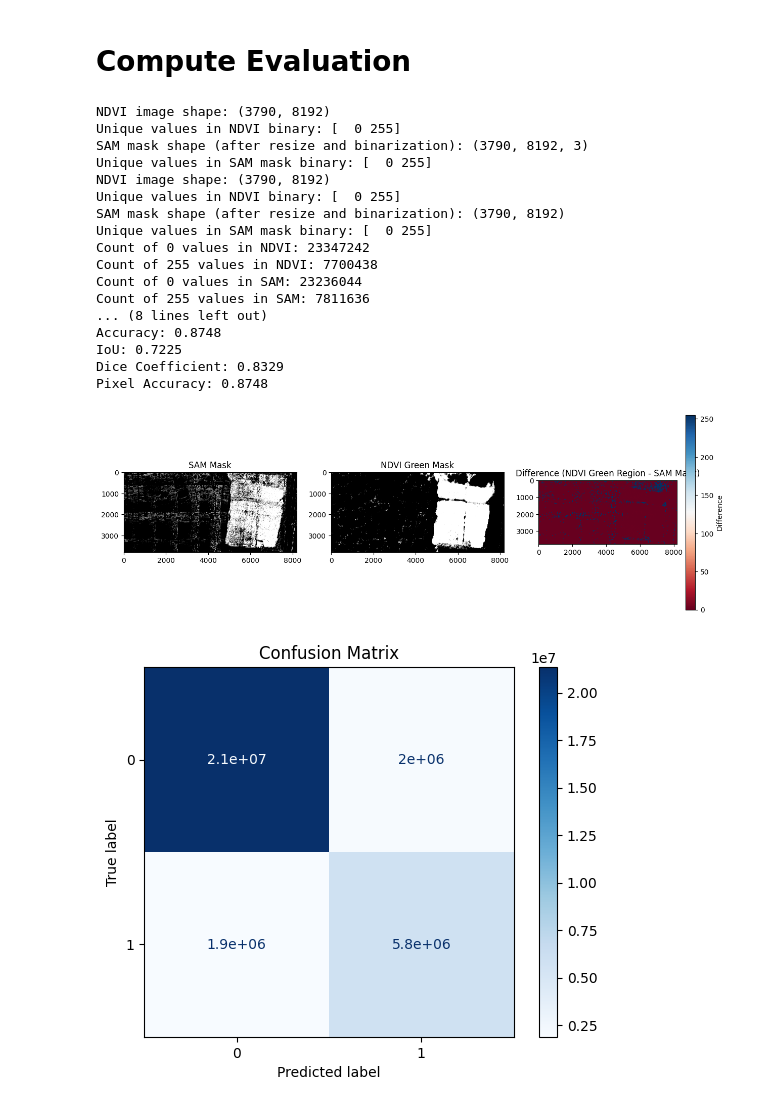
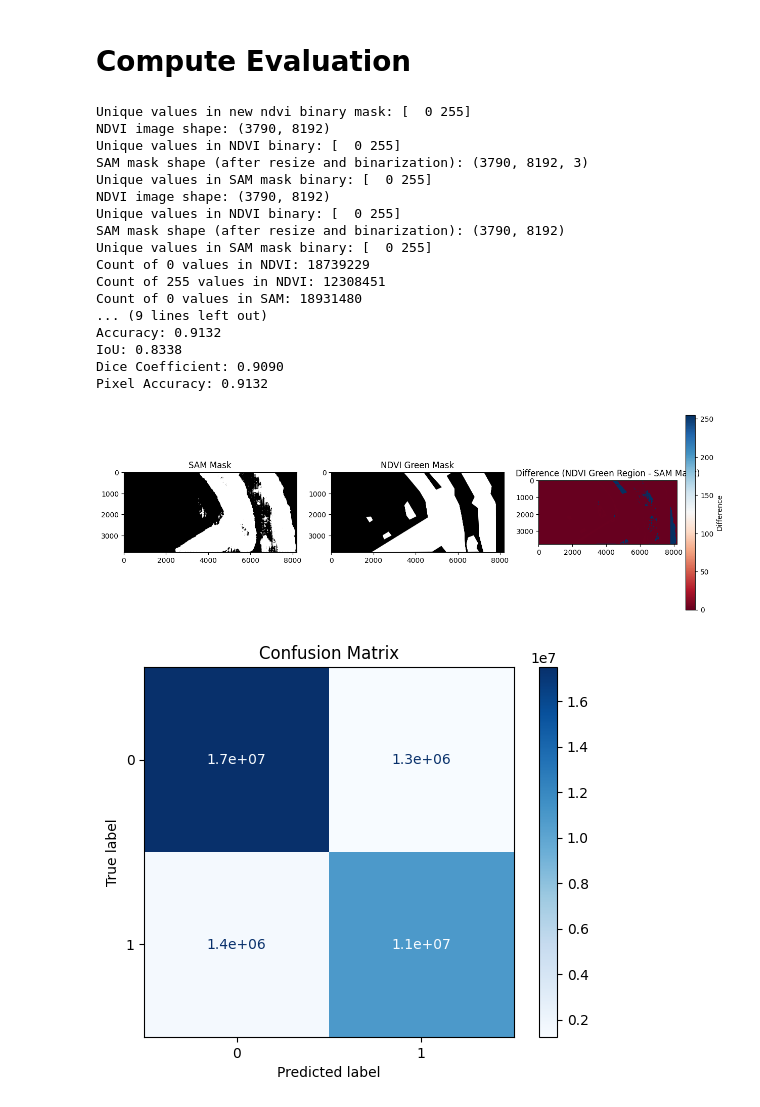
Before and after one commit to Faareh-Ahmed/Segment-Green-Spaces, a Jupyter notebook: Evaluation_Metrics.ipynb, the cells around one changed output. Saved outputs shown, nothing was run; the diff lists cells and outputs as text; code cells hidden in the pictures.

Commit message:
for outside masks

```diff
--- a/Evaluation_Metrics.ipynb
+++ b/Evaluation_Metrics.ipynb
@@ -553,8 +553,8 @@ from PIL import Image
 import matplotlib.pyplot as plt
 
 # Load SAM mask image (original image with colorized SAM mask)
-sam_mask_image_path = '/content/SAM_difference_result.png'  # Path to SAM mask image
-ndvi_image_path = '/content/NDVI_difference_result.png'  # Path to NDVI image
+sam_mask_image_path = '/content/sample_data/107Mask.png'  # Path to SAM mask image
+ndvi_image_path = '/content/sample_data/107GroundTruth.jpg'  # Path to NDVI image
 
 # Load the images using PIL
 sam_mask_image = Image.open(sam_mask_image_path).convert("RGB")  # Convert to RGB
@@ -563,6 +563,27 @@ ndvi_image = Image.open(ndvi_image_path).convert("L")  # Convert to grayscale fo
 # Convert to numpy arrays for processing
 sam_mask_image_array = np.array(sam_mask_image)
 ndvi_image_array = np.array(ndvi_image)
+
+# Ensure the array has the correct data type
+# ************************************************
+#  FOR OUTSIDE GROUND TRUTH MASKS
+if ndvi_image_array.dtype != np.uint8:
+    ndvi_image_array = ndvi_image_array.astype(np.uint8)
+
+# Define a threshold value (1 is correct for binary mapping)
+threshold = 1
+
+# Apply thresholding to binarize the array (0 or 255)
+ndvi_image_array = np.where(ndvi_image_array > threshold, 255, 0).astype(np.uint8)
+
+# Save the binary mask as an image
+binary_mask_image = Image.fromarray(ndvi_image_array)
+binary_mask_image.save('/content/sample_data/107GroundTruth_binary.jpg')
+
+# Check the unique values in the processed mask
+print("Unique values in new ndvi binary mask:", np.unique(ndvi_image_array))
+# ************************************************
+
 
 print("NDVI image shape:", ndvi_image_array.shape)
 print("Unique values in NDVI binary:", np.unique(ndvi_image_array))
@@ -655,41 +676,41 @@ plt.figure(figsize=(15, 5))
 
 # Plot the SAM Mask
 plt.subplot(1, 3, 1)
 plt.title("SAM Mask")
 plt.imshow(sam_mask_gray, cmap='gray')
 
 # Plot the NDVI Green Mask (you can use `colorized_image` for visualization)
 plt.subplot(1, 3, 2)
 plt.title("NDVI Green Mask")
 plt.imshow(ndvi_image_binary_normalized, cmap='gray')
 
 # Plot the difference
 plt.subplot(1, 3, 3)
 difference = ndvi_image_binary_normalized - sam_mask_binary_normalized
 plt.title("Difference (NDVI Green Region - SAM Mask)")
 plt.imshow(difference, cmap='RdBu', interpolation='none')
 plt.colorbar(label='Difference')
 plt.show()
 
 # Confusion matrix
 plot_confusion_matrix(sam_mask_binary_normalized, ndvi_image_binary_normalized)
 # %% [output]
+Unique values in new ndvi binary mask: [  0 255]
 NDVI image shape: (3790, 8192)
 Unique values in NDVI binary: [  0 255]
 SAM mask shape (after resize and binarization): (3790, 8192, 3)
 Unique values in SAM mask binary: [  0 255]
 NDVI image shape: (3790, 8192)
 Unique values in NDVI binary: [  0 255]
 SAM mask shape (after resize and binarization): (3790, 8192)
 Unique values in SAM mask binary: [  0 255]
-Count of 0 values in NDVI: 23347242
-Count of 255 values in NDVI: 7700438
-Count of 0 values in SAM: 23236044
-Count of 255 values in SAM: 7811636
-... (8 lines left out)
-Accuracy: 0.8748
-IoU: 0.7225
-Dice Coefficient: 0.8329
-Pixel Accuracy: 0.8748
+Count of 0 values in NDVI: 18739229
+Count of 255 values in NDVI: 12308451
+Count of 0 values in SAM: 18931480
+... (9 lines left out)
+Accuracy: 0.9132
+IoU: 0.8338
+Dice Coefficient: 0.9090
+Pixel Accuracy: 0.9132
-[figure, old version]
+[figure, new version]
-[figure, old version]
+[figure, new version]
```
Also changed, not shown: parts of 1 cell of this notebook.
